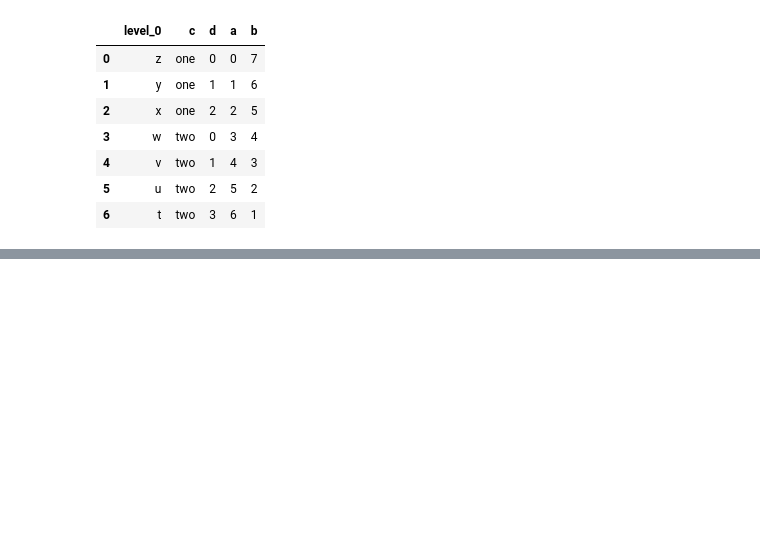
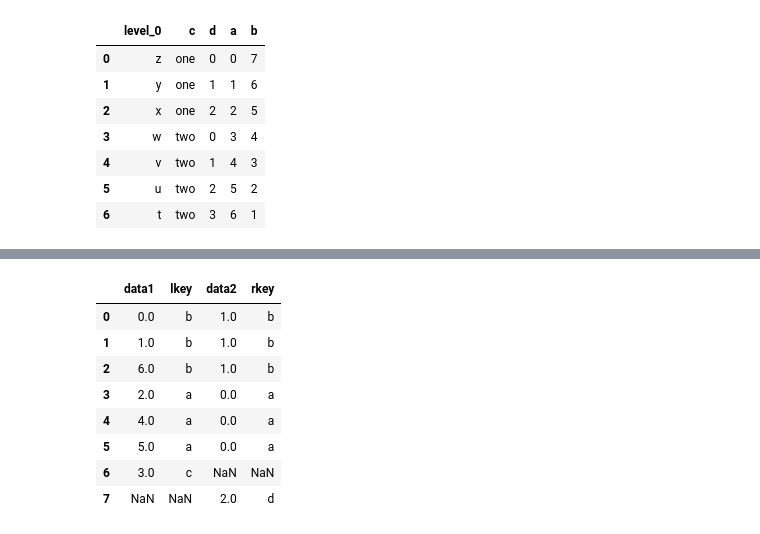
Before and after one commit to lj72808up/AI_Handcraft, a Jupyter notebook: blog/pandas数据处理/4-聚合,合并,重塑.ipynb, the cells around one changed output, grey strips where cells are left out. Cells and saved outputs as stored; diff of their text form; code cells hidden in the pictures; blank space fills up the shorter version.

```diff
--- a/blog/pandas数据处理/4-聚合,合并,重塑.ipynb
+++ b/blog/pandas数据处理/4-聚合,合并,重塑.ipynb
@@ -240,0 +316,13 @@ df3.reset_index()
+# %%
+# 全连接 (保留对应不上的2个外键)- 会出现NaN值
+pd.merge(df3,df4,left_on='lkey',right_on='rkey',how='outer')
+# %% [output]
+|  | data1 | lkey | data2 | rkey |
+| 0 | 0.0 | b | 1.0 | b |
+| 1 | 1.0 | b | 1.0 | b |
+| 2 | 6.0 | b | 1.0 | b |
+| 3 | 2.0 | a | 0.0 | a |
+| 4 | 4.0 | a | 0.0 | a |
+| 5 | 5.0 | a | 0.0 | a |
+| 6 | 3.0 | c | NaN | NaN |
+| 7 | NaN | NaN | 2.0 | d |
```
Also changed, not shown: parts of 21 cells of this notebook.
